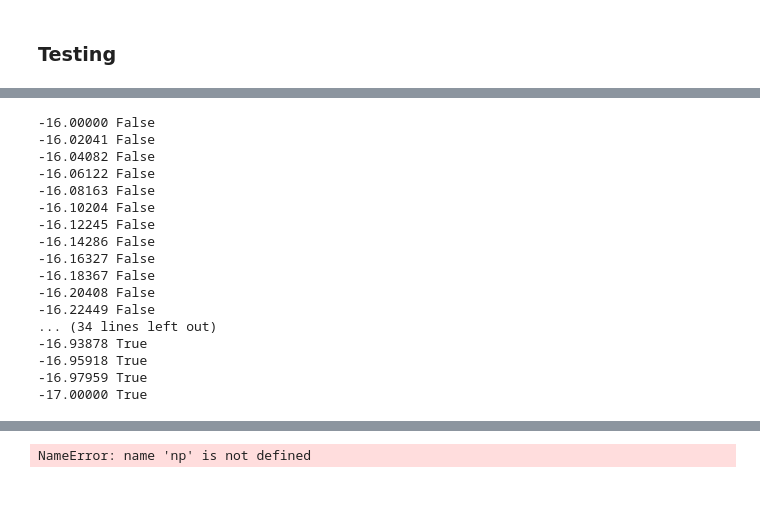
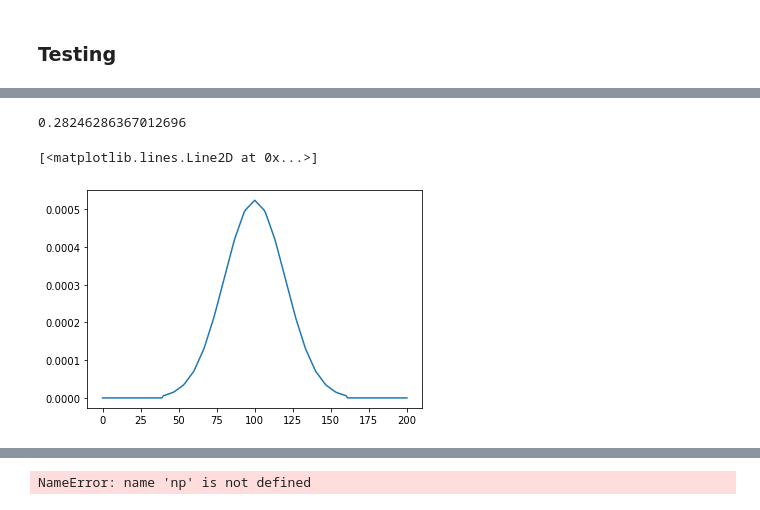
Before and after one commit to CraigYanitski/kosmatau3d, a Jupyter notebook: notebooks/full model/radiative-transfer.ipynb, the cells around one changed output, grey strips where cells are left out. Cells and saved outputs as stored; diff of their text form; code cells hidden in the pictures.

```diff
--- a/notebooks/full model/radiative-transfer.ipynb
+++ b/notebooks/full model/radiative-transfer.ipynb
@@ -319,21 +294,9 @@ Maximum intensity:
-# %%
-for _ in np.linspace(16, 17):
-    print(f'-{_:.5f}', np.exp(-10**-_) == 1)
-# %% [output]
--16.00000 False
--16.02041 False
--16.04082 False
--16.06122 False
--16.08163 False
--16.10204 False
--16.12245 False
--16.14286 False
--16.16327 False
--16.18367 False
--16.20408 False
--16.22449 False
-... (34 lines left out)
--16.93878 True
--16.95918 True
--16.97959 True
--17.00000 True
+# %%
+1.4127e-1/2.7306e-4*(1-np.exp(-2.7306e-4*2))
+# %% [output]
+0.28246286367012696
+# %%
+plt.plot(vox[0].get_species_optical_depth(total=True, include_dust=False)[:, models.species.molecules.index('C+ 1')])
+# %% [output]
+[<matplotlib.lines.Line2D at 0x...>]
+[figure, added]
```
Also changed, not shown: parts of 8 cells of this notebook, 2 other files.
